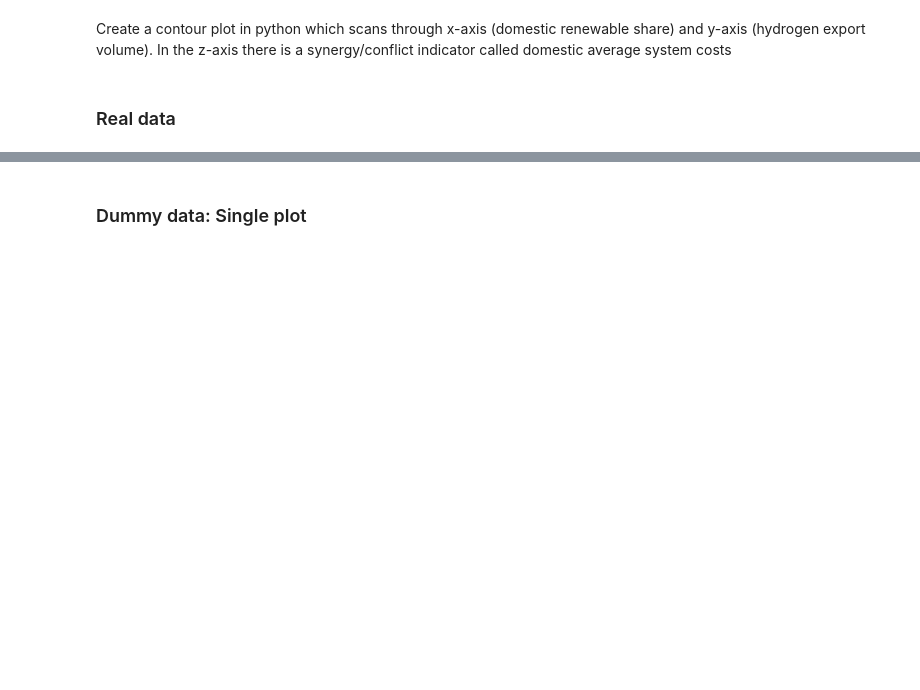
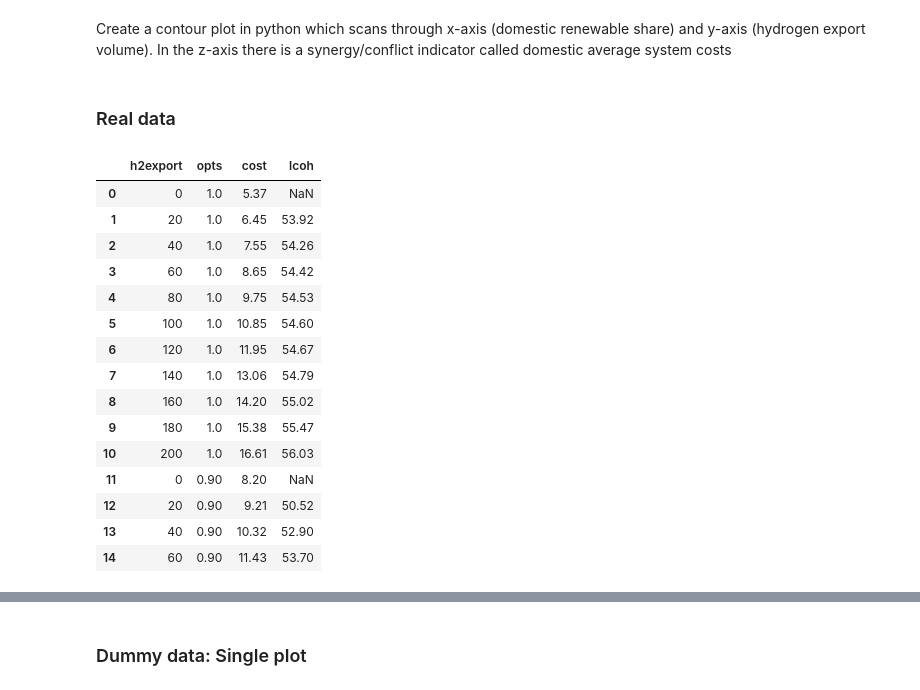
Before and after one commit to energyLS/aldehyde, a Jupyter notebook: workflow/notebooks/ contour_plot.ipynb, the cells around one changed output, grey strips where cells are left out. Saved outputs shown, nothing was run; the diff lists cells and outputs as text; code cells hidden in the pictures; blank space fills up the shorter version.

```diff
--- a/workflow/notebooks/ contour_plot.ipynb
+++ b/workflow/notebooks/ contour_plot.ipynb
@@ -8,17 +8,37 @@ OUTPUT='/mnt/c/Users/scl38887/Documents/git/aldehyde/results/graphics/integrated
 import numpy as np
 import matplotlib.pyplot as plt
 import pandas as pd
+# %%
+# Get the data
+data = pd.read_csv('/mnt/c/Users/scl38887/Documents/git/aldehyde/results/fix_co2/integrated_comp/stats.csv')
 # %%
-# Get the data
-data = pd.read_csv('/mnt/c/Users/scl38887/Documents/git/aldehyde/results/fix_demand/integrated_comp/stats.csv')
 
 # Prepare the data
 # Extract the Co2L which is in position 5-8
-data["opts"] = data["opts"].str[6:8]
+data["opts"] = data["opts"].str[4:]
 
 #Rescale the cost from euro to B€
 data["cost"] = (data["cost"]/1e9).round(2)
 
 #Round the LCOH to 2 decimals
 data["lcoh"] = data["lcoh"].round(2)
+# %%
+data.head(15)
+# %% [output]
+|  | h2export | opts | cost | lcoh |
+| 0 | 0 | 1.0 | 5.37 | NaN |
+| 1 | 20 | 1.0 | 6.45 | 53.92 |
+| 2 | 40 | 1.0 | 7.55 | 54.26 |
+| 3 | 60 | 1.0 | 8.65 | 54.42 |
+| 4 | 80 | 1.0 | 9.75 | 54.53 |
+| 5 | 100 | 1.0 | 10.85 | 54.60 |
+| 6 | 120 | 1.0 | 11.95 | 54.67 |
+| 7 | 140 | 1.0 | 13.06 | 54.79 |
+| 8 | 160 | 1.0 | 14.20 | 55.02 |
+| 9 | 180 | 1.0 | 15.38 | 55.47 |
+| 10 | 200 | 1.0 | 16.61 | 56.03 |
+| 11 | 0 | 0.90 | 8.20 | NaN |
+| 12 | 20 | 0.90 | 9.21 | 50.52 |
+| 13 | 40 | 0.90 | 10.32 | 52.90 |
+| 14 | 60 | 0.90 | 11.43 | 53.70 |
 # %%
```
Also changed, not shown: parts of 14 cells of this notebook.
